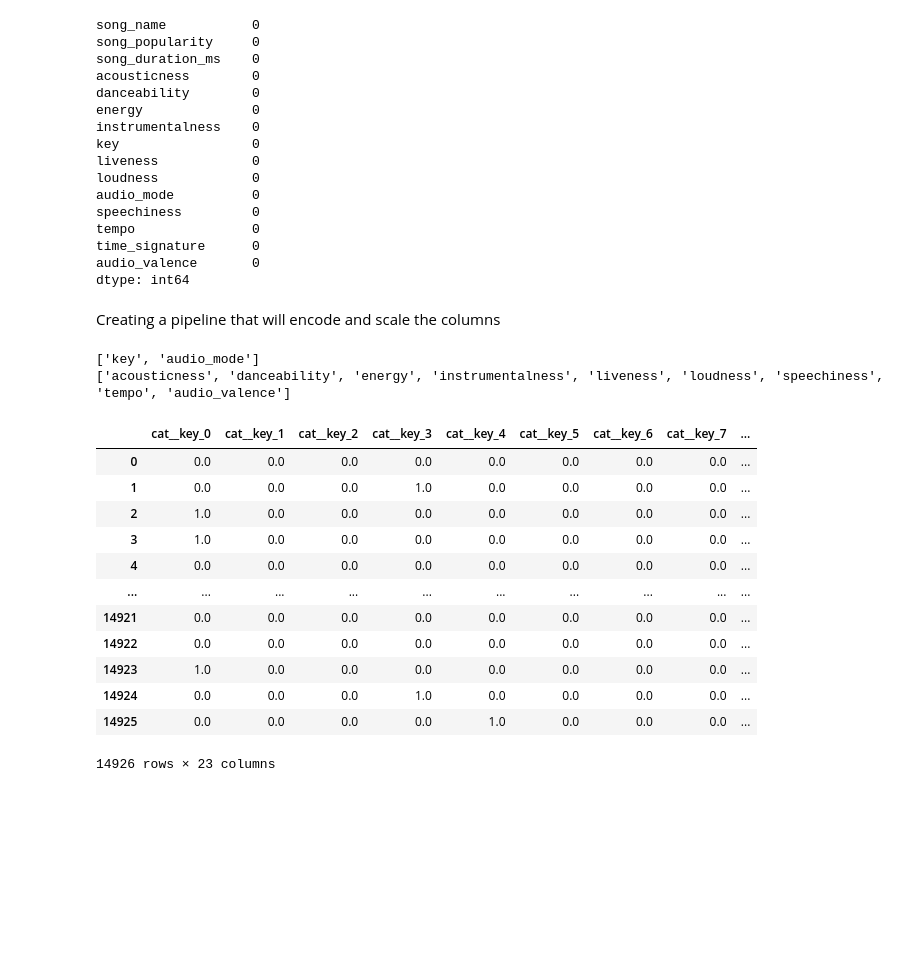
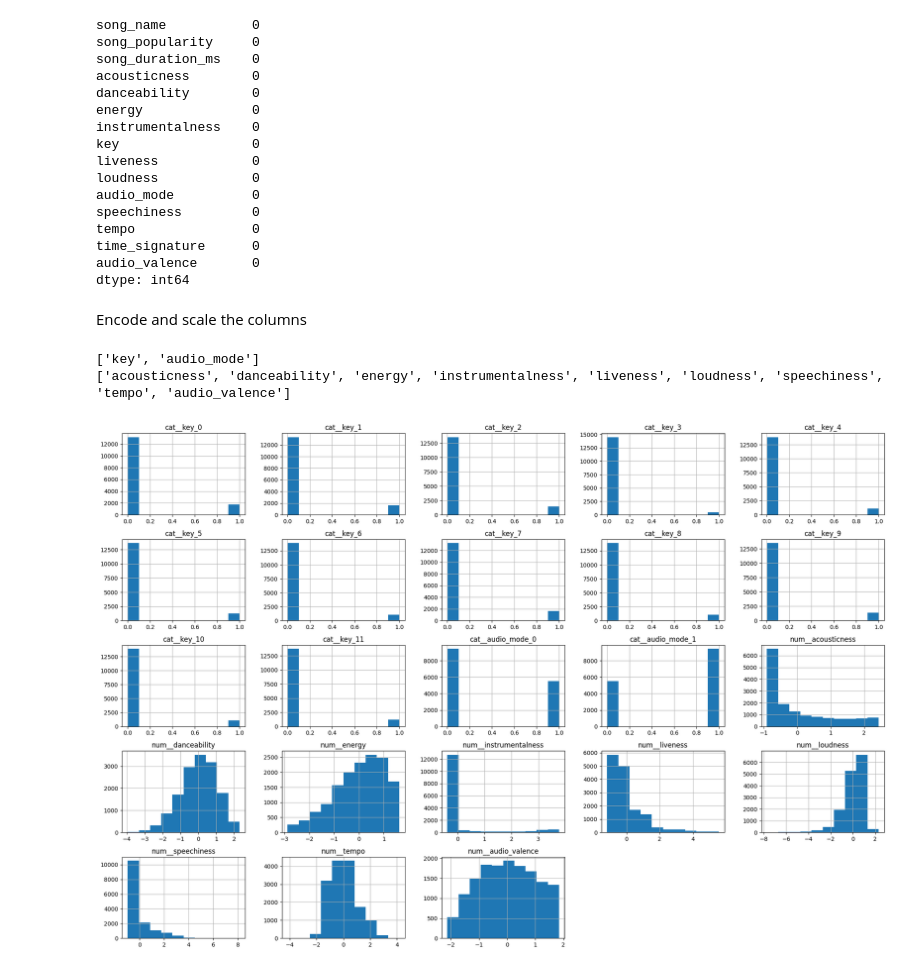
Before and after one commit to mahnsi/Group22FinalProject, a Jupyter notebook: group22FinalProject.ipynb, the cells around one changed output. Cells and saved outputs as stored; diff of their text form; code cells hidden in the pictures; blank space fills up the shorter version.

```diff
--- a/group22FinalProject.ipynb
+++ b/group22FinalProject.ipynb
@@ -221,7 +221,7 @@ dtype: int64
 # Drop time signature attribute
 songs = songs.drop('time_signature', axis=1)
 # %% [markdown]
-Creating a pipeline that will encode and scale the columns
+Encode and scale the columns
 # %%
 from sklearn.pipeline import make_pipeline
 from sklearn.compose import ColumnTransformer
@@ -257,19 +257,9 @@ songs_prepared = preprocessor.fit_transform(songs)
 
 feature_names=preprocessor.get_feature_names_out()
 songs_prepared = pd.DataFrame(data=songs_prepared, columns=feature_names)
-# %%
-songs_prepared
-# %% [output]
-|  | cat__key_0 | cat__key_1 | cat__key_2 | cat__key_3 | cat__key_4 | cat__key_5 | cat__key_6 | cat__key_7 | ... |
-| 0 | 0.0 | 0.0 | 0.0 | 0.0 | 0.0 | 0.0 | 0.0 | 0.0 | ... |
-| 1 | 0.0 | 0.0 | 0.0 | 1.0 | 0.0 | 0.0 | 0.0 | 0.0 | ... |
-| 2 | 1.0 | 0.0 | 0.0 | 0.0 | 0.0 | 0.0 | 0.0 | 0.0 | ... |
-| 3 | 1.0 | 0.0 | 0.0 | 0.0 | 0.0 | 0.0 | 0.0 | 0.0 | ... |
-| 4 | 0.0 | 0.0 | 0.0 | 0.0 | 0.0 | 0.0 | 0.0 | 0.0 | ... |
-| ... | ... | ... | ... | ... | ... | ... | ... | ... | ... |
-| 14921 | 0.0 | 0.0 | 0.0 | 0.0 | 0.0 | 0.0 | 0.0 | 0.0 | ... |
-| 14922 | 0.0 | 0.0 | 0.0 | 0.0 | 0.0 | 0.0 | 0.0 | 0.0 | ... |
-| 14923 | 1.0 | 0.0 | 0.0 | 0.0 | 0.0 | 0.0 | 0.0 | 0.0 | ... |
-| 14924 | 0.0 | 0.0 | 0.0 | 1.0 | 0.0 | 0.0 | 0.0 | 0.0 | ... |
-| 14925 | 0.0 | 0.0 | 0.0 | 0.0 | 1.0 | 0.0 | 0.0 | 0.0 | ... |
-14926 rows × 23 columns
+# %%
+songs_prepared
+songs_prepared.hist(figsize=(24, 16))
+plt.show()
+# %% [output]
+[figure, added]
```
